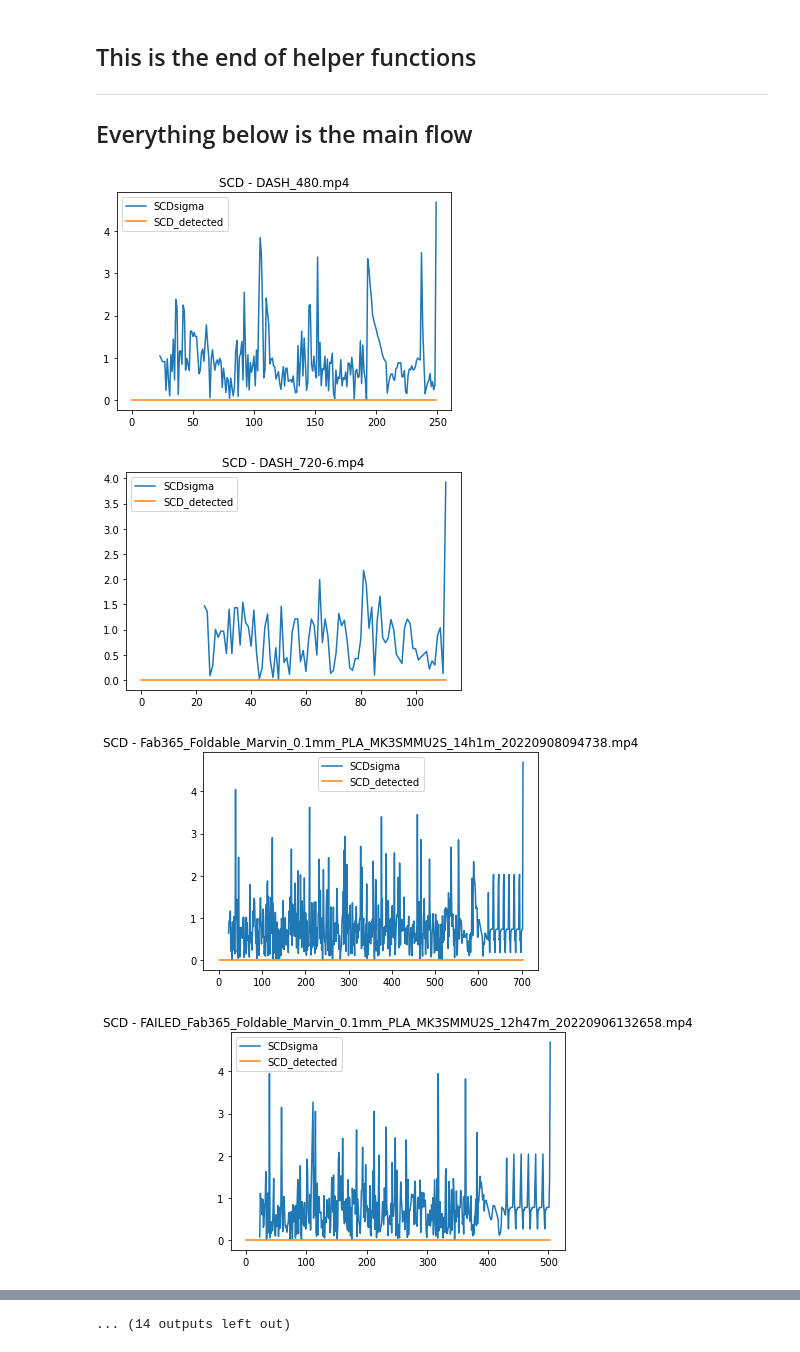
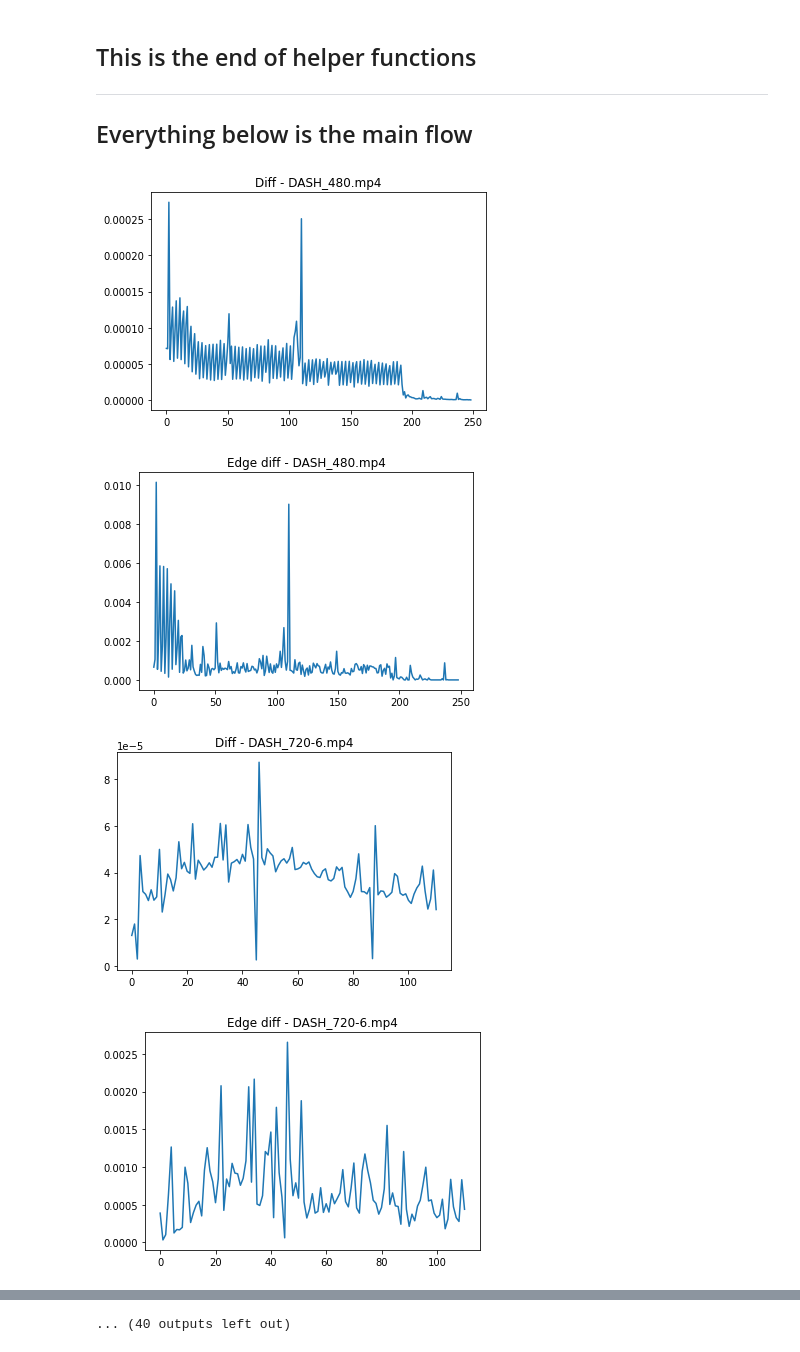
Before and after one commit to kennethjiang/3DPrintSaviour, a Jupyter notebook: Anomaly_Detection_Nezih.ipynb, the cells around one changed output, grey strips where cells are left out. Drawn from its saved outputs; the diff is of its cells as text; code cells hidden in the pictures.

```diff
--- a/Anomaly_Detection_Nezih.ipynb
+++ b/Anomaly_Detection_Nezih.ipynb
@@ -629,8 +658,10 @@ def detect(url=None, initial_layer_frame=None, debug=True):
   # frameEdgeDuo[0] = np.zeros, frameEdgeDuo[1] = cropped canny edge for layer1_frame
   (frameDuo, frameEdgeDuo) = get_frame_duo(layer1_frame, frameDuo, frameEdgeDuo, weight_matrix)
 
-  edge_diff_arr = np.array([])
+  edge_diff_arr = np.array([])  # windowedEdgeData in the original code
+  edge_mean_arr = np.array([]) # windowedEdgeMeanData  in the original code
   ssim_arr = np.array([])
+  frame_diff_arr = np.array([]) # windowedData in  in the original code
   while (cap.isOpened() and (frameNo <= totalFrames - 1)):
     next_frame = read_next_frame(cap)
 
@@ -640,32 +671,26 @@ def detect(url=None, initial_layer_frame=None, debug=True):
     (frameDuo, frameEdgeDuo) = get_frame_duo(next_frame, frameDuo, frameEdgeDuo, weight_matrix)
     frameNo += 1
 
+    frame_diff_arr = np.append(frame_diff_arr, search_min_frame_diff_with_shifts(frameDuo))
     edge_diff_arr = np.append(edge_diff_arr, search_min_edge_diff_with_shifts(frameEdgeDuo))
-
+    edge_mean_arr = np.append(edge_mean_arr, np.mean(frameEdgeDuo[1]))
     ssim_arr = np.append(ssim_arr, ssim(frameDuo[1], frameDuo[0]))
 
-
-  return edge_diff_arr, ssim_arr, scd_arr
+  return frame_diff_arr, edge_mean_arr, edge_diff_arr, ssim_arr, scd_arr
 # %%
 labels = pd.read_csv(f'{path_prefix}/labels.csv')
 labels.rename(columns={'Video Name': 'filename', 'Starting frame #': 'frame_start', 'First failed frame': 'frame_failure'}, inplace=True)
 for index, row in labels[labels['frame_start'] > 2].iterrows():
-  edge_diff_arr, ssim_arr, scd_arr = detect(url=f"{path_prefix}/{row['filename']}", initial_layer_frame = row['frame_start'], debug=False)
-  SCDNormArrDf = calc_a_bunch_of_scd_stuff(scd_arr)
+  frame_diff_arr, edge_mean_arr, edge_diff_arr, ssim_arr, scd_arr = detect(url=f"{path_prefix}/{row['filename']}", initial_layer_frame = row['frame_start'], debug=False)
 
-  SCDNormArrDf[['SCDsigma', 'SCD_detected']].plot()
-  plt.title('SCD - ' + row['filename'])
+  plt.plot(frame_diff_arr)
+  plt.title('Diff - ' + row['filename'])
   plt.show()
-
-  # plt.plot(edge_diff_arr)
-  # plt.title('Edge diff - ' + row['filename'])
-  # plt.show()
-  # plt.plot(ssim_arr)
-  # plt.title('SSIM - ' + row['filename'])
-  # plt.plot(np.ones(ssim_arr.shape[0])*0.97)
-  # plt.show()
+  plt.plot(edge_diff_arr)
+  plt.title('Edge diff - ' + row['filename'])
+  plt.show()
 # %% [output]
-[figure, old version]
+[figure, new version]
-[figure, old version]
+[figure, new version]
-[figure, old version]
+[figure, new version]
-[figure, old version]
+[figure, new version]
@@ -680 +705 @@ for index, row in labels[labels['frame_start'] > 2].iterrows():
-... (14 outputs left out)
+... (40 outputs left out)
```
Also changed, not shown: parts of 11 cells of this notebook.
